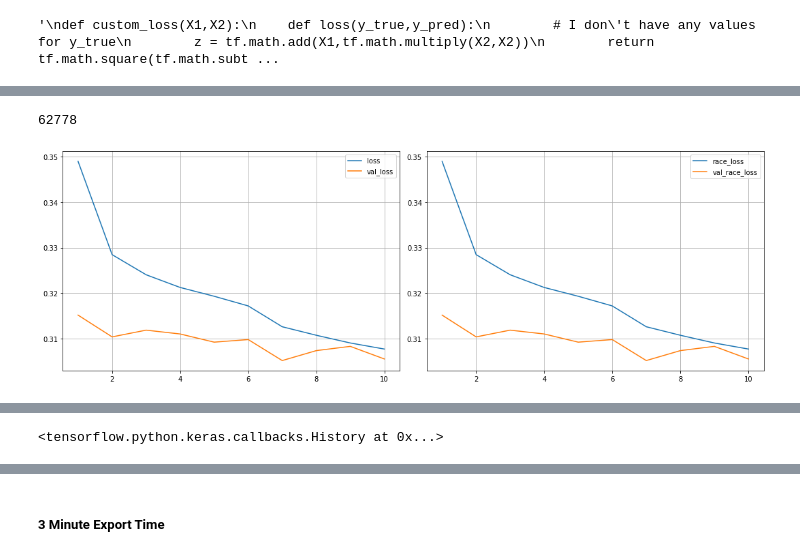
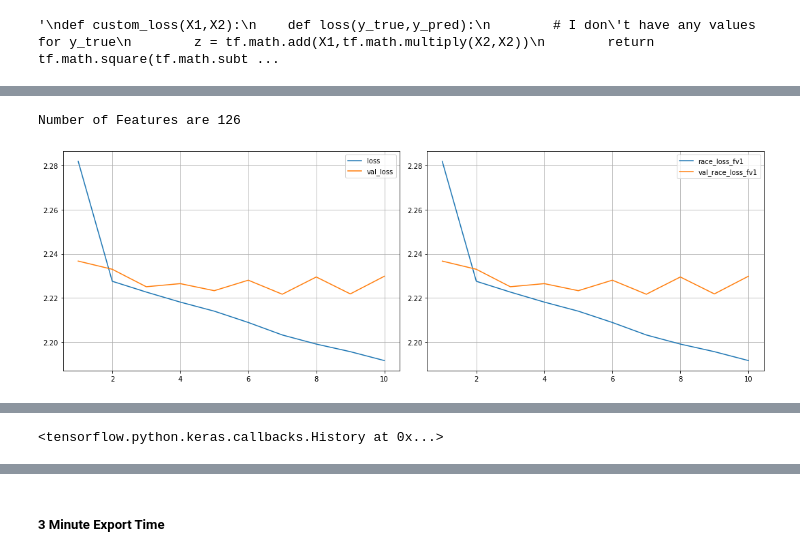
Before and after one commit to ageofthegit/greyhound-racing, a Jupyter notebook: code-cloud/C040_MDL_NN w TensorFlow.ipynb, the cells around one changed output, grey strips where cells are left out. Cells and saved outputs as stored; diff of their text form; code cells hidden in the pictures.

```diff
--- a/code-cloud/C040_MDL_NN w TensorFlow.ipynb
+++ b/code-cloud/C040_MDL_NN w TensorFlow.ipynb
@@ -66,7 +69,7 @@ pd.set_option('display.width', 200);
 # %%
 
 if RUN_NB:
-    %run "C031_CONSOL_Main_Run in C040.ipynb"
+    #%run "C031_CONSOL_Main_Run in C040.ipynb"
     print()
     print()
 
@@ -76,12 +79,11 @@ if RUN_NB:
     print()
 else:
     # Import the Base Dataset
-    modeling_dataset_name = 'modeling_base_2023-06-13.csv'
+    modeling_dataset_name = 'modeling_base_2023-07-07.csv'
 
     print(datetime.now(local_tz))
     df_modeling = pd.read_csv(f'{fileloc}/{modeling_dataset_name}')
     print(datetime.now(local_tz))
-    # 5 Min Import-time
 
     print(df_modeling.shape)
     print()
@@ -313,6 +316,7 @@ TypeError: ufunc 'isfinite' not supported for the input types, and the inputs co
 # %%
 
-columns_to_drop = ['xr_finl5_t2', 'xr_fin_last_pct', 'xr_fin_last_pct_norm', 'Prizemoney']
+#columns_to_drop = ['xr_finl5_t2', 'xr_fin_last_pct', 'xr_fin_last_pct_norm', 'Prizemoney']
+columns_to_drop = ['Prizemoney']
 
 # Only keep columns in `columns_to_drop` that actually exist in the DataFrame
 columns_to_drop = [col for col in columns_to_drop if col in df_train_raw.columns]
@@ -335,6 +336,7 @@ xr_fin_last_pct_norm has 802 NaN values
 # %%
 
-columns_to_drop = ['xr_finl5_t2', 'xr_fin_last_pct', 'xr_fin_last_pct_norm', 'Prizemoney']
+#columns_to_drop = ['xr_finl5_t2', 'xr_fin_last_pct', 'xr_fin_last_pct_norm', 'Prizemoney']
+columns_to_drop = ['Prizemoney']
 
 # Only keep columns in `columns_to_drop` that actually exist in the DataFrame
 columns_to_drop = [col for col in columns_to_drop if col in df_test_raw.columns]
@@ -792,5 +822,0 @@ print(datetime.now(local_tz))
-# %%
-
-gc.collect()
-# %% [output]
-62778
@@ -799,7 +823,20 @@ print(datetime.now(local_tz))
+# %%
+
+TRAIN_FEATURES = x_train.shape[1]
+print(f'Number of Features are {TRAIN_FEATURES}')
+# %% [output]
+Number of Features are 126
 # %%
+
+mid = int(time.time()/60)
+print(f'{mid} is the modelid for the current model')
+print()
+print()
+
 
 from tensorflow.keras.layers import BatchNormalization
 from tensorflow.keras.callbacks import EarlyStopping, LearningRateScheduler
+from tensorflow.keras.layers import Dropout
 
 try:
     del model_hyperopt_v2
@@ -811,41 +848,48 @@ except NameError:
 callbacks_list = [PlotLearning(), EarlyStopping(patience=3)]
 
 def create_model():
+    from tensorflow.keras.layers import Input
     model = Sequential([
-        Dense(1024, activation='relu'),
+        Input(shape=(TRAIN_FEATURES,)),  # add your input dimension here
+        Dense(128, activation='relu'),
         BatchNormalization(),
-        Dense(1024, activation='relu'),
-        BatchNormalization(),
-        Dense(512, activation='relu'),
-        BatchNormalization(),
+        #Dropout(0.05),  # adding dropout for regularization
+
         Dense(256, activation='relu'),
         BatchNormalization(),
+        #Dropout(0.05),  # adding dropout for regularization
+
         Dense(128, activation='relu'),
+        BatchNormalization(),
+        #Dropout(0.05),  # adding dropout for regularization
+
         Dense(1)
     ])
     return model
 
 model_hyperopt_v2 = create_model()
 
 def scheduler(epoch, lr):
     if epoch < 5:
         return lr
     else:
         return lr * tf.math.exp(-0.1)
 
 callbacks_list.append(LearningRateScheduler(scheduler))
 
 #model_hyperopt_v2.compile(loss = race_loss_fv1, optimizer=Adam(), metrics=[race_loss_fv1] )
-model_hyperopt_v2.compile(loss = race_loss, optimizer=Adam(), metrics=[race_loss] )
+#model_hyperopt_v2.compile(loss = race_loss, optimizer=Adam(), metrics=[race_loss] )
+model_hyperopt_v2.compile(loss = race_loss_fv1, optimizer=Adam(), metrics=[race_loss_fv1] )
 
 model_hyperopt_v2.fit(x_train, y_train
           , epochs = 11
           , validation_data=(x_test, y_test)
           , verbose=1
           , shuffle=True
           ,callbacks=callbacks_list)
 
 #print()
 #print(datetime.now(local_tz))
+#10 Minute Runtime
 # %% [output]
-[figure, old version]
+[figure, new version]
```
Also changed, not shown: parts of 91 cells of this notebook, 5 other files.
